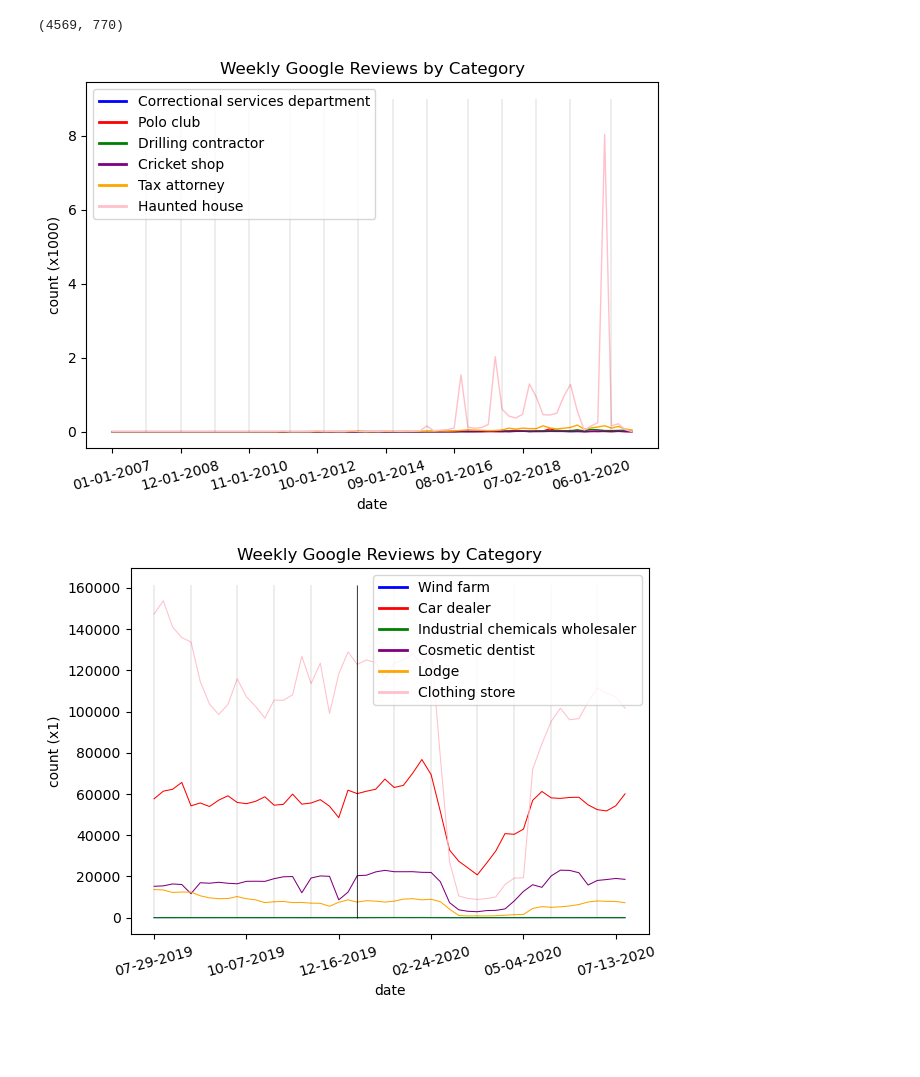
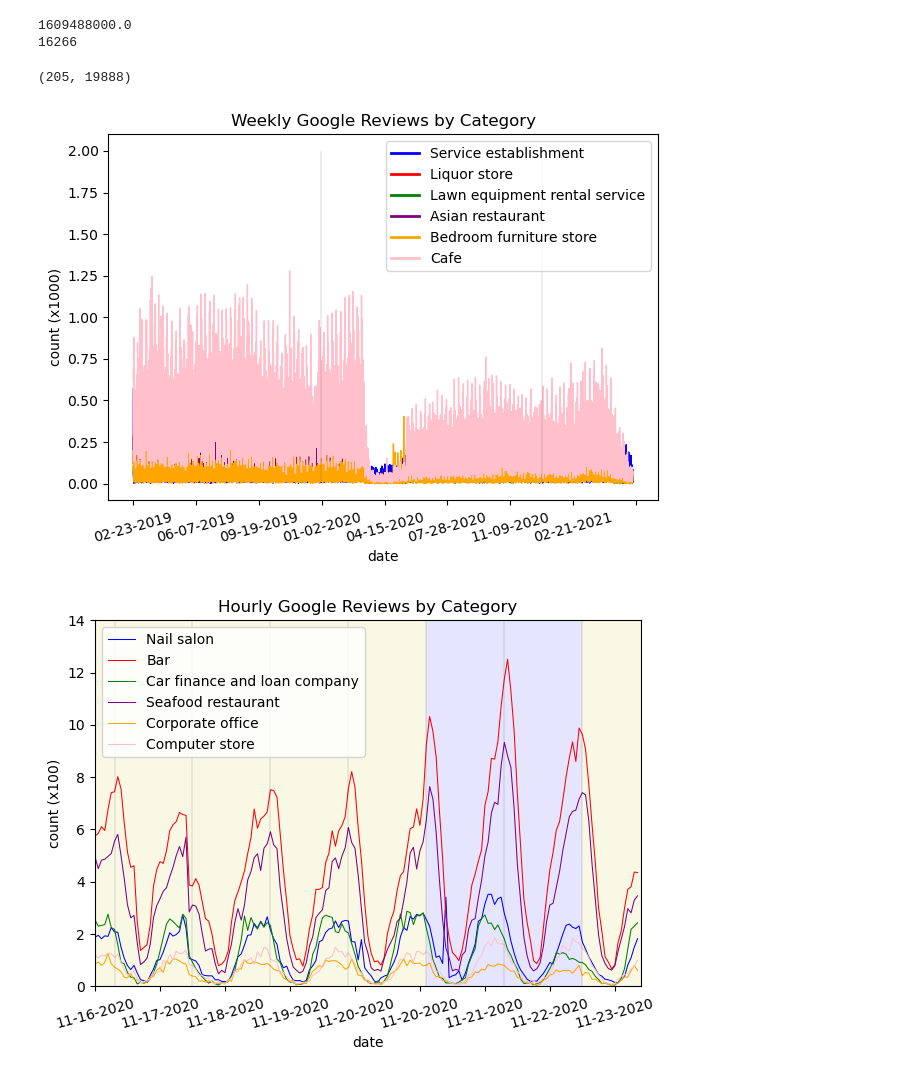
Before and after one commit to Coaster41/timeseries_datasets, a Jupyter notebook: google_reviews_timeseries.ipynb, the cells around one changed output. Drawn from its saved outputs; the diff is of its cells as text; code cells hidden in the pictures; blank space fills up the shorter version.

```diff
--- a/google_reviews_timeseries.ipynb
+++ b/google_reviews_timeseries.ipynb
@@ -10,7 +10,7 @@ import matplotlib.pyplot as plt
 import matplotlib.colors
 import math
 # %%
-data_fn = '../data/google_reviews_weekly.csv'
+data_fn = '../data/google_reviews_hourly_cut_top.csv'
 df = pd.read_csv(data_fn, index_col=1)
 display(df)
 # %% [output]
@@ -30,21 +31,30 @@ display(df)
+# %%
+start_date = datetime.datetime(2021, 1, 1, 00, 00).timestamp()
+print(start_date)
+print(list(df.columns).index(str(start_date)))
+# %% [output]
+1609488000.0
+16266
 # %%
 timeseries = df.to_numpy()
 # remove columns
-timeseries = timeseries[:,1:]
+end_timestamp = list(df.columns).index(str(datetime.datetime(2021, 6, 1, 00, 00).timestamp()))
+timeseries = timeseries[:,1:end_timestamp]
 # remove zero rows
 timeseries = timeseries[~np.all(timeseries == 0, axis=1)]
 
-time_interval = 60*60*24*7
-time_arr = np.array([datetime.datetime.utcfromtimestamp(int(float(timestamp))).strftime('%m-%d-%Y') for timestamp in df.columns[1:]])
-years = np.array([datetime.datetime.utcfromtimestamp(int(float(timestamp))).strftime('%Y') for timestamp in df.columns[1:]])
-months = np.array([datetime.datetime.utcfromtimestamp(int(float(timestamp))).strftime('%m') for timestamp in df.columns[1:]])
+time_interval = 60*60
+time_arr = np.array([datetime.datetime.utcfromtimestamp(int(float(timestamp))).strftime('%m-%d-%Y') for timestamp in df.columns[1:end_timestamp]])
+years = np.array([datetime.datetime.utcfromtimestamp(int(float(timestamp))).strftime('%Y') for timestamp in df.columns[1:end_timestamp]])
+months = np.array([datetime.datetime.utcfromtimestamp(int(float(timestamp))).strftime('%m') for timestamp in df.columns[1:end_timestamp]])
+weekdays_timestamps = np.array([datetime.datetime.utcfromtimestamp(int(float(timestamp))).weekday() for timestamp in df.columns[1:end_timestamp]])
 timeseries_len = timeseries.shape[1]
 
 categories = df['category'].to_numpy()
 
 print(timeseries.shape)
 # %% [output]
-(4569, 770)
+(205, 19888)
 # %%
 scale = 1000
 scale_ind = 10
@@ -91,57 +101,60 @@ loc.set_params(integer=True)
 [lab.set_rotation(15) for lab in ax.get_xticklabels()]
 plt.show()
 # %% [output]
-[figure, old version]
+[figure, new version]
 # %%
-scale = 1
+scale = 100
 
-year_interval = 60*60*24*365
-start_date = np.random.randint(timeseries_len//4*3,timeseries_len-year_interval//time_interval)
+week_interval = 60*60*24*7
+start_date = np.random.randint(timeseries_len//4*3,timeseries_len-week_interval//time_interval)
 
 # make figure + axes
 fig, ax = plt.subplots(tight_layout=True)
 ax.set_xlabel('date')
 ax.set_ylabel(f'count (x{scale})')
-plt.title("Weekly Google Reviews by Category")
+plt.title("Hourly Google Reviews by Category")
 
 rand_ind = np.random.choice(np.arange(timeseries.shape[0]), 6, replace=False)
 # draw one line
-ln1, = ax.plot(timeseries[rand_ind[0], start_date:start_date+year_interval//time_interval]/scale, c='blue', lw=0.75)
-ln2, = ax.plot(timeseries[rand_ind[1], start_date:start_date+year_interval//time_interval]/scale, c='red', lw=0.75)
-ln3, = ax.plot(timeseries[rand_ind[2], start_date:start_date+year_interval//time_interval]/scale, c='green', lw=0.75)
-ln4, = ax.plot(timeseries[rand_ind[3], start_date:start_date+year_interval//time_interval]/scale, c='purple', lw=0.75)
-ln5, = ax.plot(timeseries[rand_ind[4], start_date:start_date+year_interval//time_interval]/scale, c='orange', lw=0.75)
-ln6, = ax.plot(timeseries[rand_ind[5], start_date:start_date+year_interval//time_interval]/scale, c='pink', lw=0.75)
+ln1, = ax.plot(timeseries[rand_ind[0], start_date:start_date+week_interval//time_interval]/scale, c='blue', lw=0.75, label=df.iloc[rand_ind[0], 0])
+ln2, = ax.plot(timeseries[rand_ind[1], start_date:start_date+week_interval//time_interval]/scale, c='red', lw=0.75, label=df.iloc[rand_ind[1], 0])
+ln3, = ax.plot(timeseries[rand_ind[2], start_date:start_date+week_interval//time_interval]/scale, c='green', lw=0.75, label=df.iloc[rand_ind[2], 0])
+ln4, = ax.plot(timeseries[rand_ind[3], start_date:start_date+week_interval//time_interval]/scale, c='purple', lw=0.75, label=df.iloc[rand_ind[3], 0])
+ln5, = ax.plot(timeseries[rand_ind[4], start_date:start_date+week_interval//time_interval]/scale, c='orange', lw=0.75, label=df.iloc[rand_ind[4], 0])
+ln6, = ax.plot(timeseries[rand_ind[5], start_date:start_date+week_interval//time_interval]/scale, c='pink', lw=0.75, label=df.iloc[rand_ind[5], 0])
 
 
-cut_time_arr = time_arr[start_date:start_date+year_interval//time_interval]
-cut_years = years[start_date:start_date+year_interval//time_interval]
-cut_months = months[start_date:start_date+year_interval//time_interval]
+cut_time_arr = time_arr[start_date:start_date+week_interval//time_interval]
+cut_years = years[start_date:start_date+week_interval//time_interval]
+cut_months = months[start_date:start_date+week_interval//time_interval]
 # helper function for the formatter
 def listifed_formatter(x, pos=None):
     try:
         return cut_time_arr[int(x)]
     except IndexError:
         return ''
 
-y_lim = math.ceil(ax.get_ylim()[1])
-ax.vlines(np.where(cut_years[:-1] != cut_years[1:])[0],0,y_lim,colors='black', linewidth=0.5)
-ax.vlines(np.where(cut_months[:-1] != cut_months[1:])[0],0,y_lim,colors='black', linewidth=0.1)
-leg = ax.legend(categories[rand_ind], markerscale=1)
-# change the line width for the legend
-for line in leg.get_lines():
-    line.set_linewidth(2.0)
+cut_weekdays = weekdays_timestamps[start_date:start_date+week_interval//time_interval]
+Z = np.repeat(cut_weekdays.reshape(1,len(cut_weekdays)),int(ax.get_ylim()[1]+1),axis=0).reshape(int(ax.get_ylim()[1]+1),len(cut_weekdays))
+cvals = [0,1,2,3,4,5,6]
+colors = ['y','y','y','y','y','b','b']
+norm=plt.Normalize(min(cvals),max(cvals))
+tuples = list(zip(map(norm,cvals), colors))
+cmap = matplotlib.colors.LinearSegmentedColormap.from_list("", tuples)
+c = ax.pcolor(Z, alpha=0.1, edgecolor=None, snap=True, cmap=cmap)
+ax.vlines(np.where(cut_weekdays[:-1] != cut_weekdays[1:])[0]+1,0,ax.get_ylim()[1], colors='black', linewidth=0.1)
 
 # make and use the formatter
 mt = mticker.FuncFormatter(listifed_formatter)
 ax.xaxis.set_major_formatter(mt)
 
 # set the default ticker to only put ticks on the integers
 loc = ax.xaxis.get_major_locator()
 loc.set_params(integer=True)
+plt.legend()
 
 # rotate the labels
 [lab.set_rotation(15) for lab in ax.get_xticklabels()]
 plt.show()
 # %% [output]
-[figure, old version]
+[figure, new version]
```
Also changed, not shown: parts of 1 cell of this notebook, 3 other files.
